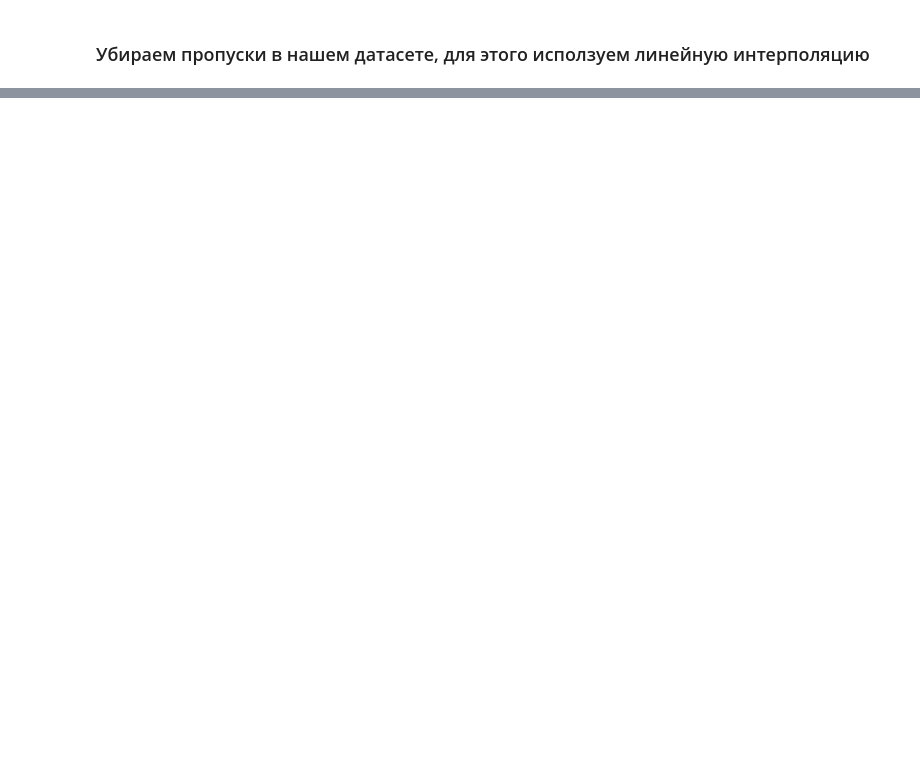
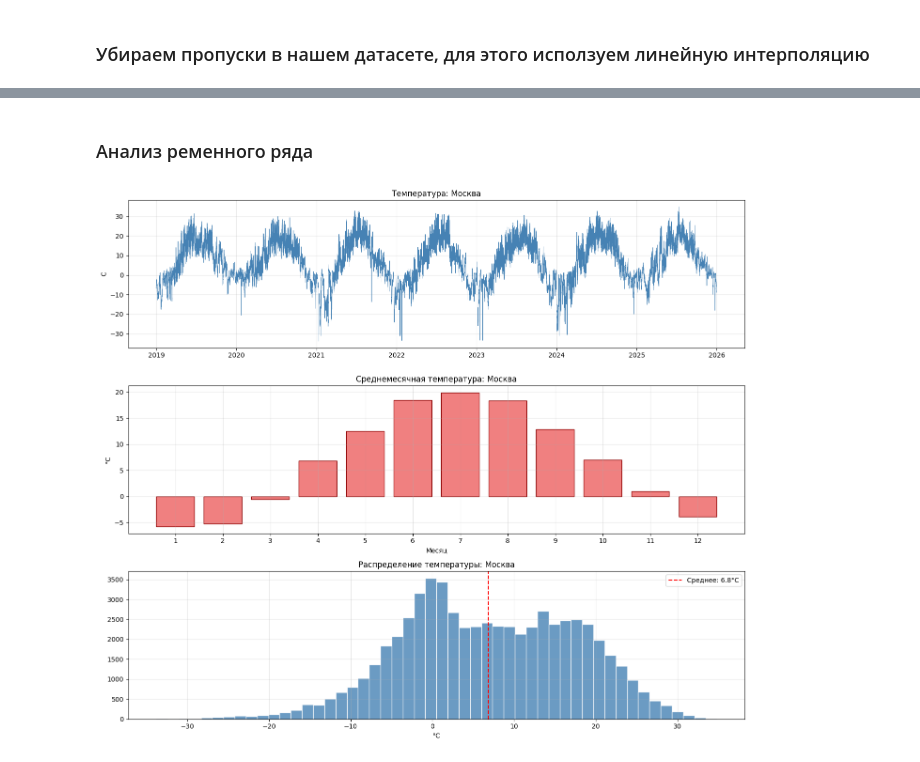
Before and after one commit to chubinho/Lab-2-Frameworks, a Jupyter notebook: lab2.ipynb, the cells around one changed output, grey strips where cells are left out. Saved outputs shown, nothing was run; the diff lists cells and outputs as text; code cells hidden in the pictures; blank space fills up the shorter version.

```diff
--- a/lab2.ipynb
+++ b/lab2.ipynb
@@ -220,0 +474,39 @@ KeyError: 'city'
+# %% [markdown]
+### Анализ ременного ряда
+# %%
+city = 'Москва'
+city_data = df_all[df_all['city'] == city].set_index('ds').sort_index()
+ts = city_data['temperature_2m']
+
+fig, axes = plt.subplots(3, 1, figsize=(14, 12))
+
+
+axes[0].plot(ts.index, ts.values, linewidth=0.5, color='steelblue')
+axes[0].set_title(f'Температура: {city}')
+axes[0].set_ylabel('C')
+axes[0].grid(True, alpha=0.3)
+
+
+monthly_avg = city_data.groupby(city_data.index.month)['temperature_2m'].mean()
+axes[1].bar(monthly_avg.index, monthly_avg.values,
+            color='lightcoral', edgecolor='darkred')
+axes[1].set_title(f'Среднемесячная температура: {city}')
+axes[1].set_xlabel('Месяц')
+axes[1].set_ylabel('°C')
+axes[1].set_xticks(range(1, 13))
+axes[1].grid(True, alpha=0.3)
+
+
+axes[2].hist(ts.values, bins=50, color='steelblue',
+             edgecolor='white', alpha=0.8)
+axes[2].axvline(ts.mean(), color='red', linestyle='--',
+                label=f'Среднее: {ts.mean():.1f}°C')
+axes[2].set_title(f'Распределение температуры: {city}')
+axes[2].set_xlabel('°C')
+axes[2].legend()
+axes[2].grid(True, alpha=0.3)
+
+plt.tight_layout()
+plt.show()
+# %% [output]
+[figure, added]
```
Also changed, not shown: parts of 59 cells of this notebook.
